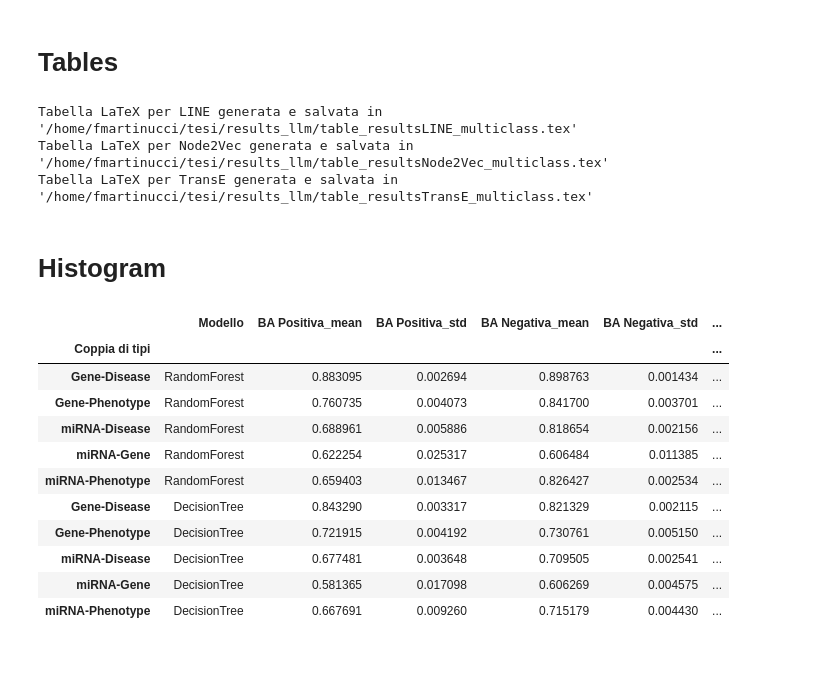
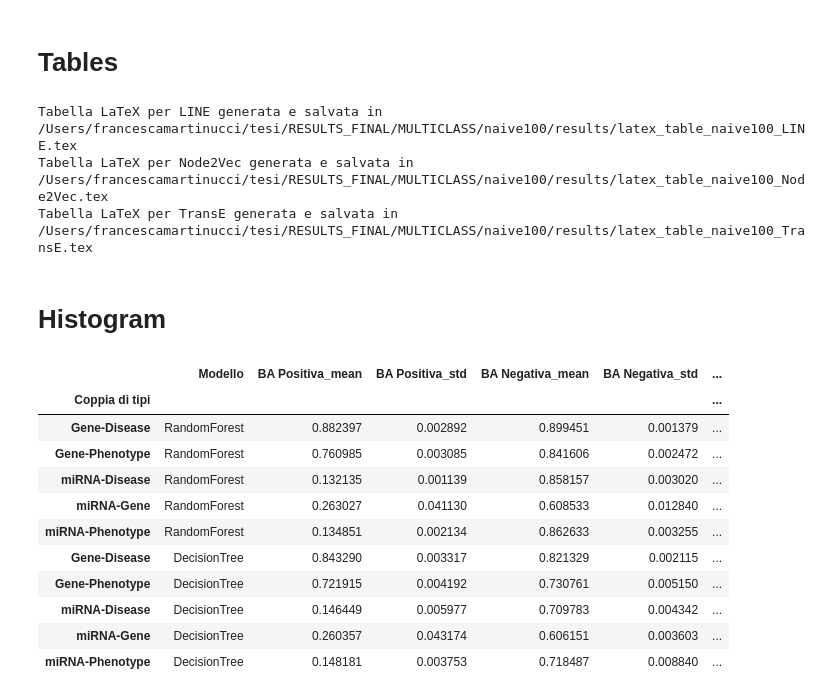
Before and after one commit to f-rrr/tesi-valutazione-metodi-graph-ml, a Jupyter notebook: create_tables_and_histogram.ipynb, the cells around one changed output. Saved outputs shown, nothing was run; the diff lists cells and outputs as text; code cells hidden in the pictures; blank space fills up the shorter version.

```diff
--- a/create_tables_and_histogram.ipynb
+++ b/create_tables_and_histogram.ipynb
@@ -11,11 +9,11 @@ with open('config.json', 'r') as f:
 
 path = config['working_dir']
 
-input_dir = os.path.join(path,'RESULTS_FINAL/BINARY')
+input_dir = os.path.join(path,'RESULTS_FINAL/MULTICLASS/naive100')
 print('input_dir:',input_dir)
-output_dir = os.path.join(path,'RESULTS_FINAL/BINARY')
+output_dir = os.path.join(path,'RESULTS_FINAL/MULTICLASS/naive100/results')
 print('output_dir:',output_dir)
 
-os.makedirs(input_dir, exist_ok=True)
+# os.makedirs(input_dir, exist_ok=True)
 os.makedirs(output_dir, exist_ok=True)
 # %% [output]
@@ -106,66 +119,78 @@ results_transE_final.to_csv(os.path.join(output_dir,table_results_transe_final_f
 # Tables
 # %%
 
-results_line_final = pd.read_csv(os.path.join(output_dir,table_results_line_final_file))
-results_node2vec_final = pd.read_csv(os.path.join(output_dir,table_results_node2vec_final_file))
-results_transE_final = pd.read_csv(os.path.join(output_dir,table_results_transe_final_file))
-results_line_final
+results_line_final = pd.read_csv(os.path.join(output_dir,tmp_results_line_final_file))
+results_node2vec_final = pd.read_csv(os.path.join(output_dir,tmp_results_node2vec_final_file))
+results_transE_final = pd.read_csv(os.path.join(output_dir,tmp_results_transe_final_file))
+
+# Modifica la colonna Modello sostituendo RandomForest con RF e DecisionTree con DT
+results_line_final['Modello'] = results_line_final['Modello'].replace({'RandomForest': 'RF', 'DecisionTree': 'DT'})
+results_node2vec_final['Modello'] = results_node2vec_final['Modello'].replace({'RandomForest': 'RF', 'DecisionTree': 'DT'})
+results_transE_final['Modello'] = results_transE_final['Modello'].replace({'RandomForest': 'RF', 'DecisionTree': 'DT'})
+
+# print(results_line_final)
 
 # Funzione per formattare i valori di media e deviazione standard
 def format_value(mean, std):
     return f"{round(mean * 100, 2)}\%$\\pm${round(std * 100, 2)}\%" # arrotondamento valori a 2 cifre decimali
 
 # Funzione per creare tabelle LaTeX
-def create_latex_table(df, algoritmo):
+def create_latex_table(df, algoritmo, output_file):
     # Applica la formattazione ai valori di BA Positiva, BA Negativa e BA Complessiva
-    df['BA Positiva'] = df.apply(lambda row: format_value(row['BA Positiva_mean'], row['BA Positiva_std']), axis=1)
-    df['BA Negativa'] = df.apply(lambda row: format_value(row['BA Negativa_mean'], row['BA Negativa_std']), axis=1)
-    df['BA Complessiva'] = df.apply(lambda row: format_value(row['BA Complessiva_mean'], row['BA Complessiva_std']), axis=1)
+    df['BA Positiva'] = df.apply(lambda row: format_value(row['BA Positiva_mean'], row['BA Positiva_std'] if not pd.isnull(row['BA Positiva_std']) else 0), axis=1)
+    df['BA Negativa'] = df.apply(lambda row: format_value(row['BA Negativa_mean'], row['BA Negativa_std'] if not pd.isnull(row['BA Negativa_std']) else 0), axis=1)
+    df['BA Complessiva'] = df.apply(lambda row: format_value(row['BA Complessiva_mean'], row['BA Complessiva_std'] if not pd.isnull(row['BA Complessiva_std']) else 0), axis=1)
 
     # Seleziona solo le colonne necessarie per la tabella
     df = df[['Modello', 'Coppia di tipi', 'BA Positiva', 'BA Negativa', 'BA Complessiva']]
 
+    if bin_multi == 'binary':
+        bin_multi_title = 'binaria'
+    else:
+        bin_multi_title = 'multiclasse'
+
     # Converti il DataFrame in formato LaTeX
-    latex_table = df.to_latex(index=False, escape=False, column_format='llrrr', caption=f'Risultati dei modelli basati su Decision Tree e Random Forest per la predizione specifica degli archi ottenuti con {algoritmo} multiclass dim 100 concatenato a 1536 openai')
+    latex_table = df.to_latex(index=False, escape=False, column_format='llrrr',
+                              caption=f'Risultati dei modelli basati su Decision Tree e Random Forest per la predizione {bin_multi_title} specifica degli archi ottenuti con {algoritmo} {caso_titolo_tabella}')
 
     # Aggiungi l'intestazione e il formato della tabella
     # latex_table = latex_table.replace('\\\\begin{tabular}', '\\\\begin{table}[!htbp]\\n\\\\caption{Risultati dei modelli basati su Decision Tree e Random Forest per la predizione specifica degli archi ottenuti con '+algoritmo+' multiclass dim 100 concatenato a 1536 openai.}\\n\\\\centering\\n\\\\begin{tabular}')
     # latex_table = latex_table.replace('\\\\end{tabular}', '\\\\end{tabular}\\n\\\\label{r11:tab:view0edgepred}\\n\\\\end{table}')
 
     # Salva la tabella in un file .tex
-    with open(f'{path}table_results{algoritmo}_multiclass.tex', 'w') as f:
+    with open(output_file, 'w') as f:
         f.write(latex_table)
 
-    print(f"Tabella LaTeX per {algoritmo} generata e salvata in '{path}table_results{algoritmo}_multiclass.tex'")
+    print(f"Tabella LaTeX per {algoritmo} generata e salvata in {output_file}")
 
-create_latex_table(results_line_final, 'LINE')
-create_latex_table(results_node2vec_final, 'Node2Vec')
-create_latex_table(results_transE_final, 'TransE')
+create_latex_table(results_line_final, 'LINE', os.path.join(output_dir,latex_table_line_file))
+create_latex_table(results_node2vec_final, 'Node2Vec', os.path.join(output_dir,latex_table_node2vec_file))
+create_latex_table(results_transE_final, 'TransE', os.path.join(output_dir,latex_table_transE_file))
 # %% [output]
-Tabella LaTeX per LINE generata e salvata in '/home/fmartinucci/tesi/results_llm/table_resultsLINE_multiclass.tex'
-Tabella LaTeX per Node2Vec generata e salvata in '/home/fmartinucci/tesi/results_llm/table_resultsNode2Vec_multiclass.tex'
-Tabella LaTeX per TransE generata e salvata in '/home/fmartinucci/tesi/results_llm/table_resultsTransE_multiclass.tex'
+Tabella LaTeX per LINE generata e salvata in /Users/francescamartinucci/tesi/RESULTS_FINAL/MULTICLASS/naive100/results/latex_table_naive100_LINE.tex
+Tabella LaTeX per Node2Vec generata e salvata in /Users/francescamartinucci/tesi/RESULTS_FINAL/MULTICLASS/naive100/results/latex_table_naive100_Node2Vec.tex
+Tabella LaTeX per TransE generata e salvata in /Users/francescamartinucci/tesi/RESULTS_FINAL/MULTICLASS/naive100/results/latex_table_naive100_TransE.tex
 # %% [markdown]
 # Histogram
 # %%
 import pandas as pd
 
-results_line_final = pd.read_csv(os.path.join(output_dir,table_results_line_final_file), index_col='Coppia di tipi')
-results_node2vec_final = pd.read_csv(os.path.join(output_dir,table_results_node2vec_final_file), index_col='Coppia di tipi')
-results_transE_final = pd.read_csv(os.path.join(output_dir,table_results_transe_final_file), index_col='Coppia di tipi')
+results_line_final = pd.read_csv(os.path.join(output_dir,tmp_results_line_final_file), index_col='Coppia di tipi')
+results_node2vec_final = pd.read_csv(os.path.join(output_dir,tmp_results_node2vec_final_file), index_col='Coppia di tipi')
+results_transE_final = pd.read_csv(os.path.join(output_dir,tmp_results_transe_final_file), index_col='Coppia di tipi')
 results_line_final
 # %% [output]
 |  | Modello | BA Positiva_mean | BA Positiva_std | BA Negativa_mean | BA Negativa_std | ... |
 | Coppia di tipi |  |  |  |  |  | ... |
-| Gene-Disease | RandomForest | 0.883095 | 0.002694 | 0.898763 | 0.001434 | ... |
-| Gene-Phenotype | RandomForest | 0.760735 | 0.004073 | 0.841700 | 0.003701 | ... |
-| miRNA-Disease | RandomForest | 0.688961 | 0.005886 | 0.818654 | 0.002156 | ... |
-| miRNA-Gene | RandomForest | 0.622254 | 0.025317 | 0.606484 | 0.011385 | ... |
-| miRNA-Phenotype | RandomForest | 0.659403 | 0.013467 | 0.826427 | 0.002534 | ... |
+| Gene-Disease | RandomForest | 0.882397 | 0.002892 | 0.899451 | 0.001379 | ... |
+| Gene-Phenotype | RandomForest | 0.760985 | 0.003085 | 0.841606 | 0.002472 | ... |
+| miRNA-Disease | RandomForest | 0.132135 | 0.001139 | 0.858157 | 0.003020 | ... |
+| miRNA-Gene | RandomForest | 0.263027 | 0.041130 | 0.608533 | 0.012840 | ... |
+| miRNA-Phenotype | RandomForest | 0.134851 | 0.002134 | 0.862633 | 0.003255 | ... |
 | Gene-Disease | DecisionTree | 0.843290 | 0.003317 | 0.821329 | 0.002115 | ... |
 | Gene-Phenotype | DecisionTree | 0.721915 | 0.004192 | 0.730761 | 0.005150 | ... |
-| miRNA-Disease | DecisionTree | 0.677481 | 0.003648 | 0.709505 | 0.002541 | ... |
-| miRNA-Gene | DecisionTree | 0.581365 | 0.017098 | 0.606269 | 0.004575 | ... |
-| miRNA-Phenotype | DecisionTree | 0.667691 | 0.009260 | 0.715179 | 0.004430 | ... |
+| miRNA-Disease | DecisionTree | 0.146449 | 0.005977 | 0.709783 | 0.004342 | ... |
+| miRNA-Gene | DecisionTree | 0.260357 | 0.043174 | 0.606151 | 0.003603 | ... |
+| miRNA-Phenotype | DecisionTree | 0.148181 | 0.003753 | 0.718487 | 0.008840 | ... |
 # %%
 
```
Also changed, not shown: parts of 7 cells of this notebook.
